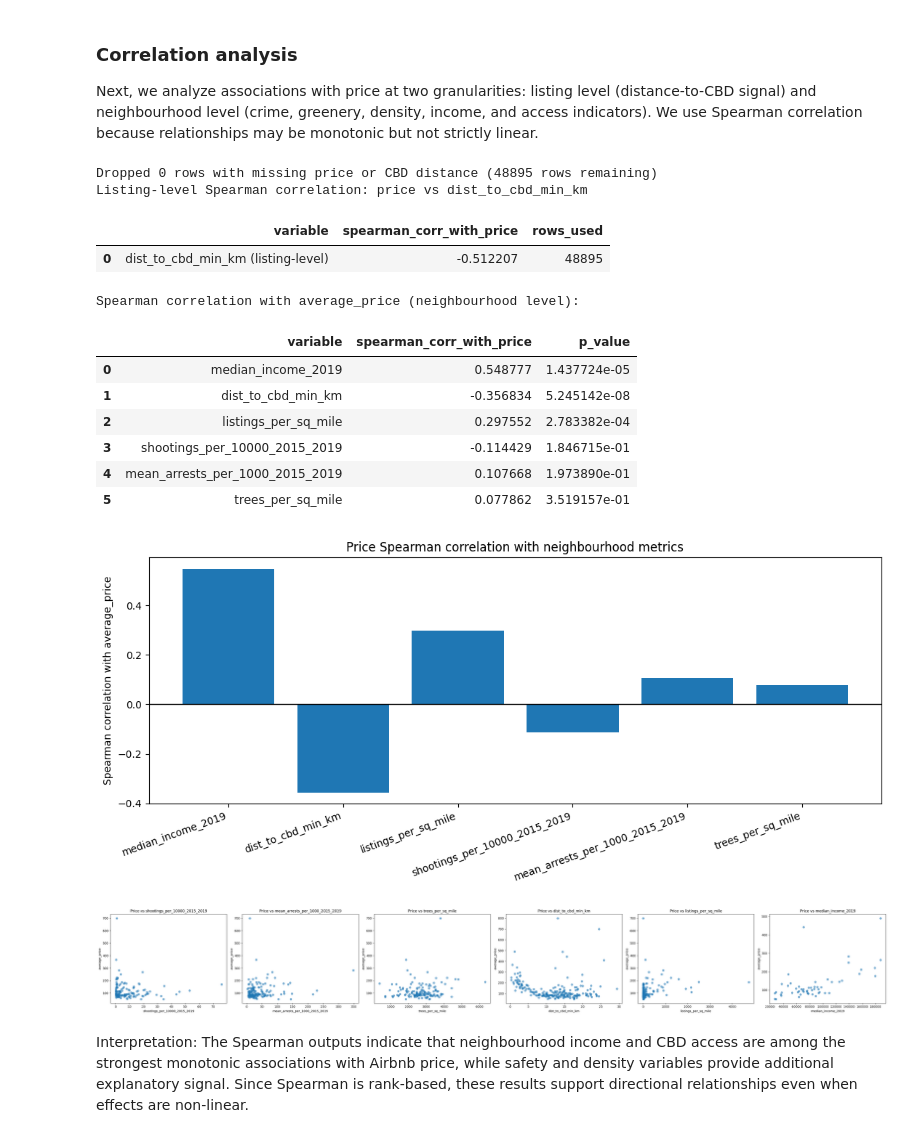
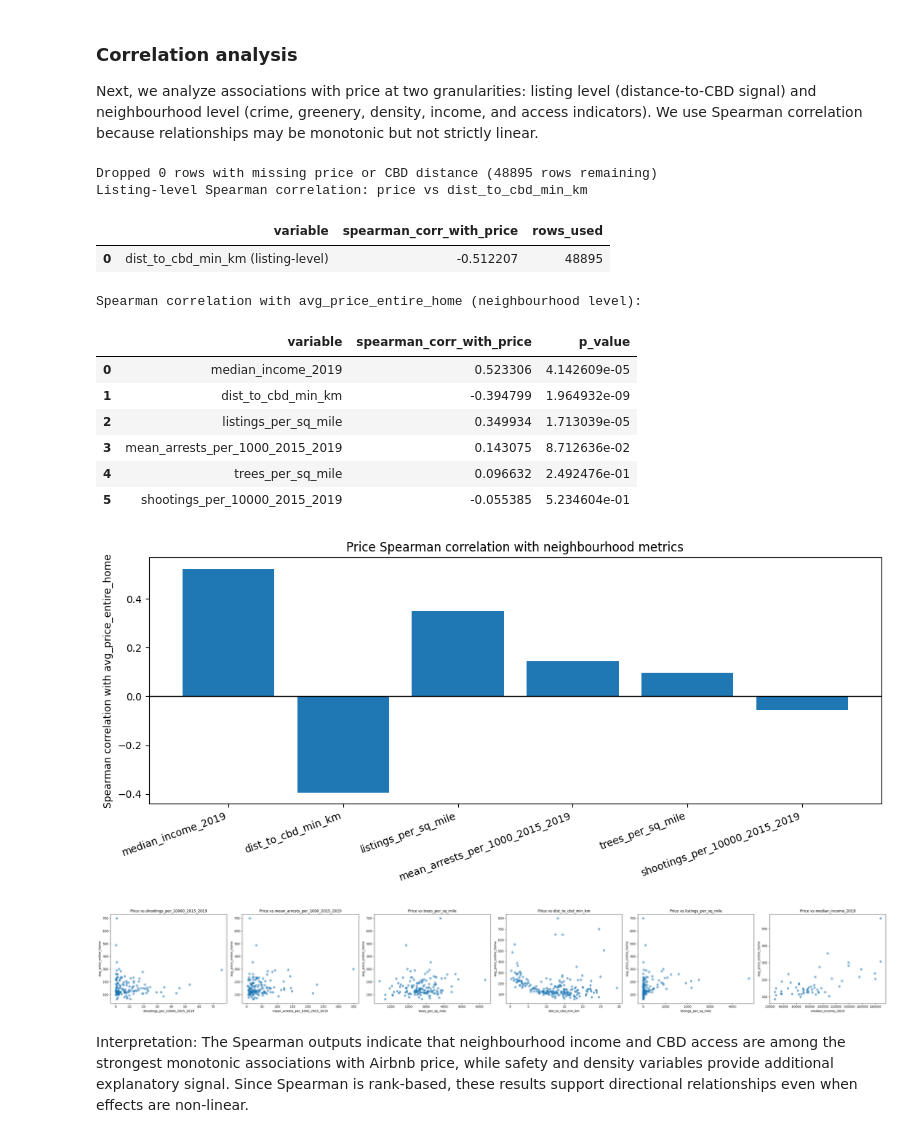
Before and after one commit to nigelyeap/airbnb_nyc, a Jupyter notebook: SC3021 cleaned_ys.ipynb, the cells around one changed output. Drawn from its saved outputs; the diff is of its cells as text; code cells hidden in the pictures.

```diff
--- a/SC3021 cleaned_ys.ipynb
+++ b/SC3021 cleaned_ys.ipynb
@@ -1443,7 +1313,7 @@ corr_source = neighbourhood_combined_metrics.merge(
 )
 
 corr_cols = [
-    'average_price',
+    'avg_price_entire_home',
     'shootings_per_10000_2015_2019',
     'mean_arrests_per_1000_2015_2019',
     'trees_per_sq_mile',
@@ -1456,7 +1326,7 @@ corr_df = corr_source[corr_cols].copy()
 corr_df = corr_df.apply(pd.to_numeric, errors='coerce')
 
 # Spearman correlations with average price
-target = 'average_price'
+target = 'avg_price_entire_home'
 feature_cols = [c for c in corr_cols if c != target]
 
 def spearman_with_p(x, y):
@@ -1476,48 +1346,48 @@ corr_summary = pd.DataFrame([
 
 corr_summary = corr_summary.sort_values('spearman_corr_with_price', key=lambda s: s.abs(), ascending=False).reset_index(drop=True)
 
-print('Spearman correlation with average_price (neighbourhood level):')
+print('Spearman correlation with avg_price_entire_home (neighbourhood level):')
 display(corr_summary)
 
 # Bar chart of Spearman correlations
 plt.figure(figsize=(11, 5))
 plt.bar(corr_summary['variable'], corr_summary['spearman_corr_with_price'])
 plt.axhline(0, color='black', linewidth=1)
 plt.xticks(rotation=20, ha='right')
-plt.ylabel('Spearman correlation with average_price')
+plt.ylabel('Spearman correlation with avg_price_entire_home')
 plt.title('Price Spearman correlation with neighbourhood metrics')
 plt.tight_layout()
 plt.show()
 
 # Scatter plots for each variable against price
 fig, axes = plt.subplots(1, len(feature_cols), figsize=(36, 5))
 if len(feature_cols) == 1:
     axes = [axes]
 
 for ax, col in zip(axes, feature_cols):
     plot_df = corr_df[[target, col]].dropna()
     ax.scatter(plot_df[col], plot_df[target], alpha=0.6)
     ax.set_xlabel(col)
     ax.set_ylabel(target)
     ax.set_title(f'Price vs {col}')
 
 plt.tight_layout()
 plt.show()
 # %% [output]
 Dropped 0 rows with missing price or CBD distance (48895 rows remaining)
 Listing-level Spearman correlation: price vs dist_to_cbd_min_km
 |  | variable | spearman_corr_with_price | rows_used |
 | 0 | dist_to_cbd_min_km (listing-level) | -0.512207 | 48895 |
-Spearman correlation with average_price (neighbourhood level):
+Spearman correlation with avg_price_entire_home (neighbourhood level):
 |  | variable | spearman_corr_with_price | p_value |
-| 0 | median_income_2019 | 0.548777 | 1.437724e-05 |
-| 1 | dist_to_cbd_min_km | -0.356834 | 5.245142e-08 |
-| 2 | listings_per_sq_mile | 0.297552 | 2.783382e-04 |
-| 3 | shootings_per_10000_2015_2019 | -0.114429 | 1.846715e-01 |
-| 4 | mean_arrests_per_1000_2015_2019 | 0.107668 | 1.973890e-01 |
-| 5 | trees_per_sq_mile | 0.077862 | 3.519157e-01 |
+| 0 | median_income_2019 | 0.523306 | 4.142609e-05 |
+| 1 | dist_to_cbd_min_km | -0.394799 | 1.964932e-09 |
+| 2 | listings_per_sq_mile | 0.349934 | 1.713039e-05 |
+| 3 | mean_arrests_per_1000_2015_2019 | 0.143075 | 8.712636e-02 |
+| 4 | trees_per_sq_mile | 0.096632 | 2.492476e-01 |
+| 5 | shootings_per_10000_2015_2019 | -0.055385 | 5.234604e-01 |
-[figure, old version]
+[figure, new version]
-[figure, old version]
+[figure, new version]
 # %% [markdown]
 Interpretation: The Spearman outputs indicate that neighbourhood income and CBD access are among the strongest monotonic associations with Airbnb price, while safety and density variables provide additional explanatory signal. Since Spearman is rank-based, these results support directional relationships even when effects are non-linear.
 # %% [markdown]
```
Also changed, not shown: parts of 61 cells of this notebook, 2 other files.
